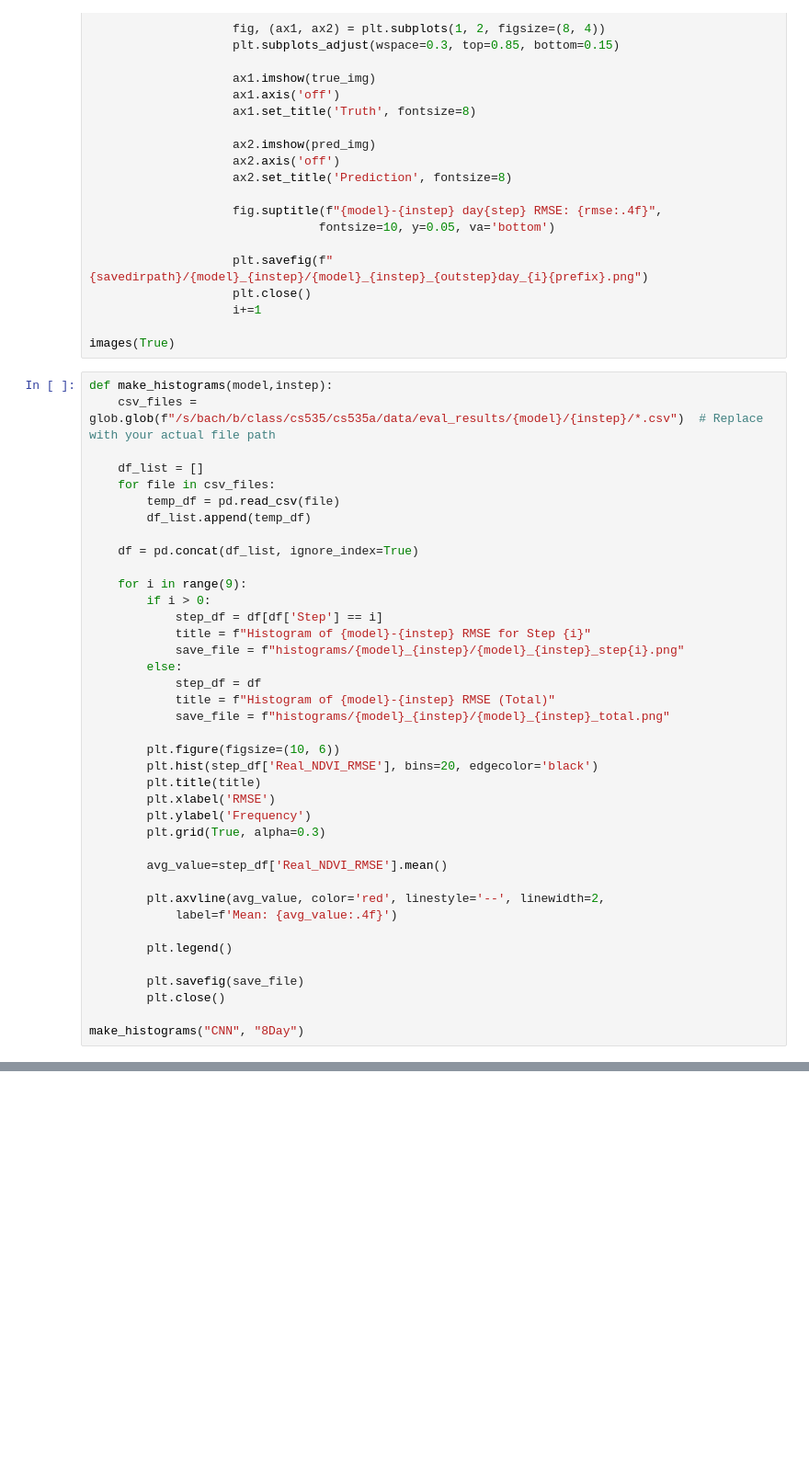
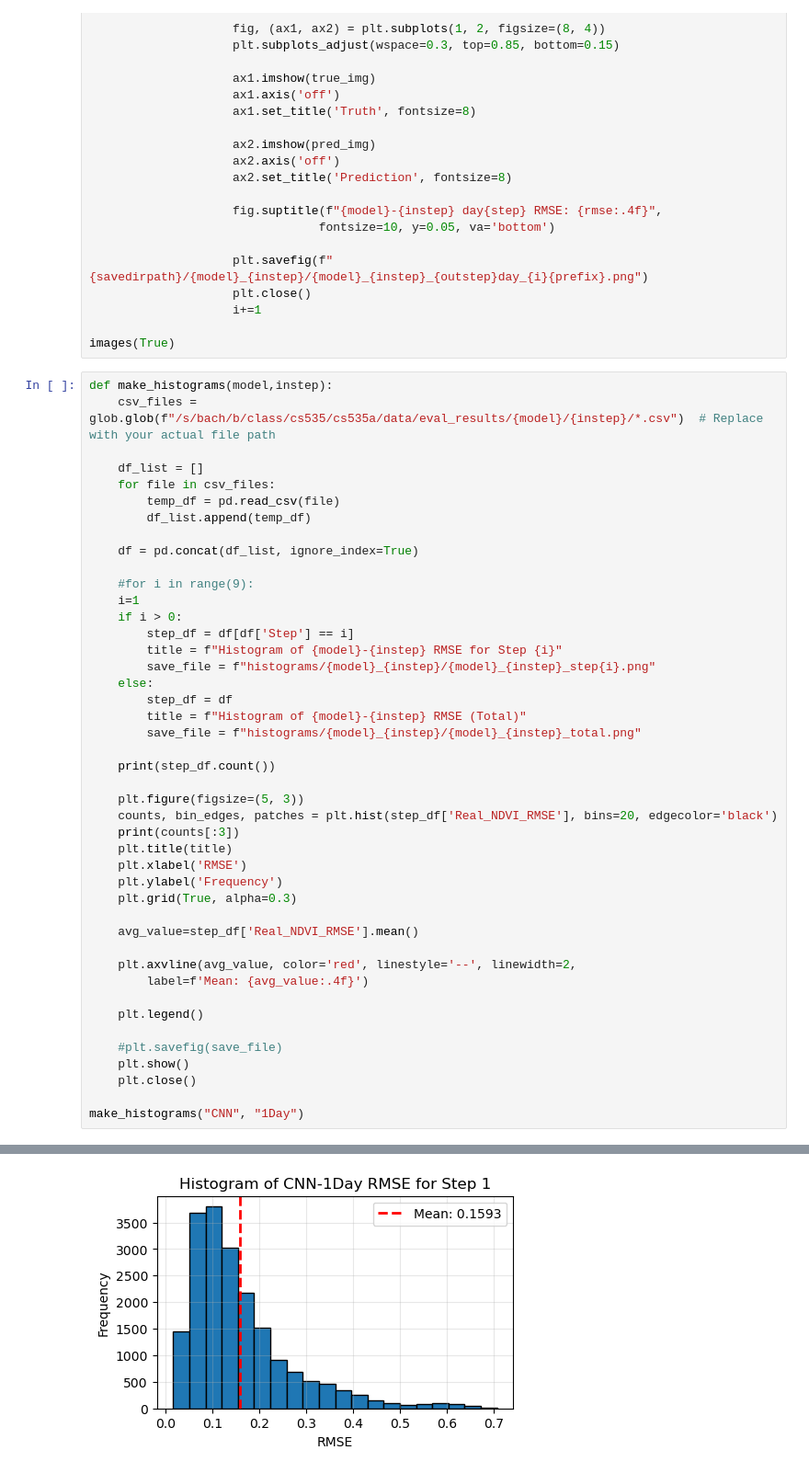
Before and after one commit to paige-marie/cs535_Project, a Jupyter notebook: analysis/Model evaluation.ipynb, the cells around one changed output, grey strips where cells are left out. Shown at 92% size. Saved outputs shown, nothing was run; the diff lists cells and outputs as text; blank space fills up the shorter version.

```diff
--- a/analysis/Model evaluation.ipynb
+++ b/analysis/Model evaluation.ipynb
@@ -80,31 +80,37 @@ def make_histograms(model,instep):
 
     df = pd.concat(df_list, ignore_index=True)
 
-    for i in range(9):
-        if i > 0:
-            step_df = df[df['Step'] == i]
-            title = f"Histogram of {model}-{instep} RMSE for Step {i}"
-            save_file = f"histograms/{model}_{instep}/{model}_{instep}_step{i}.png"
-        else:
-            step_df = df
-            title = f"Histogram of {model}-{instep} RMSE (Total)"
-            save_file = f"histograms/{model}_{instep}/{model}_{instep}_total.png"
+    #for i in range(9):
+    i=1
+    if i > 0:
+        step_df = df[df['Step'] == i]
+        title = f"Histogram of {model}-{instep} RMSE for Step {i}"
+        save_file = f"histograms/{model}_{instep}/{model}_{instep}_step{i}.png"
+    else:
+        step_df = df
+        title = f"Histogram of {model}-{instep} RMSE (Total)"
+        save_file = f"histograms/{model}_{instep}/{model}_{instep}_total.png"
 
-        plt.figure(figsize=(10, 6))
-        plt.hist(step_df['Real_NDVI_RMSE'], bins=20, edgecolor='black')
-        plt.title(title)
-        plt.xlabel('RMSE')
-        plt.ylabel('Frequency')
-        plt.grid(True, alpha=0.3)
+    print(step_df.count())
 
-        avg_value=step_df['Real_NDVI_RMSE'].mean()
+    plt.figure(figsize=(5, 3))
+    counts, bin_edges, patches = plt.hist(step_df['Real_NDVI_RMSE'], bins=20, edgecolor='black')
+    print(counts[:3])
+    plt.title(title)
+    plt.xlabel('RMSE')
+    plt.ylabel('Frequency')
+    plt.grid(True, alpha=0.3)
 
-        plt.axvline(avg_value, color='red', linestyle='--', linewidth=2,
-            label=f'Mean: {avg_value:.4f}')
+    avg_value=step_df['Real_NDVI_RMSE'].mean()
 
-        plt.legend()
+    plt.axvline(avg_value, color='red', linestyle='--', linewidth=2,
+        label=f'Mean: {avg_value:.4f}')
 
-        plt.savefig(save_file)
-        plt.close()
+    plt.legend()
 
-make_histograms("CNN", "8Day")
+    #plt.savefig(save_file)
+    plt.show()
+    plt.close()
+
+make_histograms("CNN", "1Day")
+# %% [output]
@@ -111,3 +122,4 @@ make_histograms("CNN", "8Day")
+[figure, added]
 # %%
 def get_average_rmse():
     models = ["CNN","LSTM","LSTM_bidirectional"]
```
Also changed, not shown: parts of 2 cells of this notebook.
